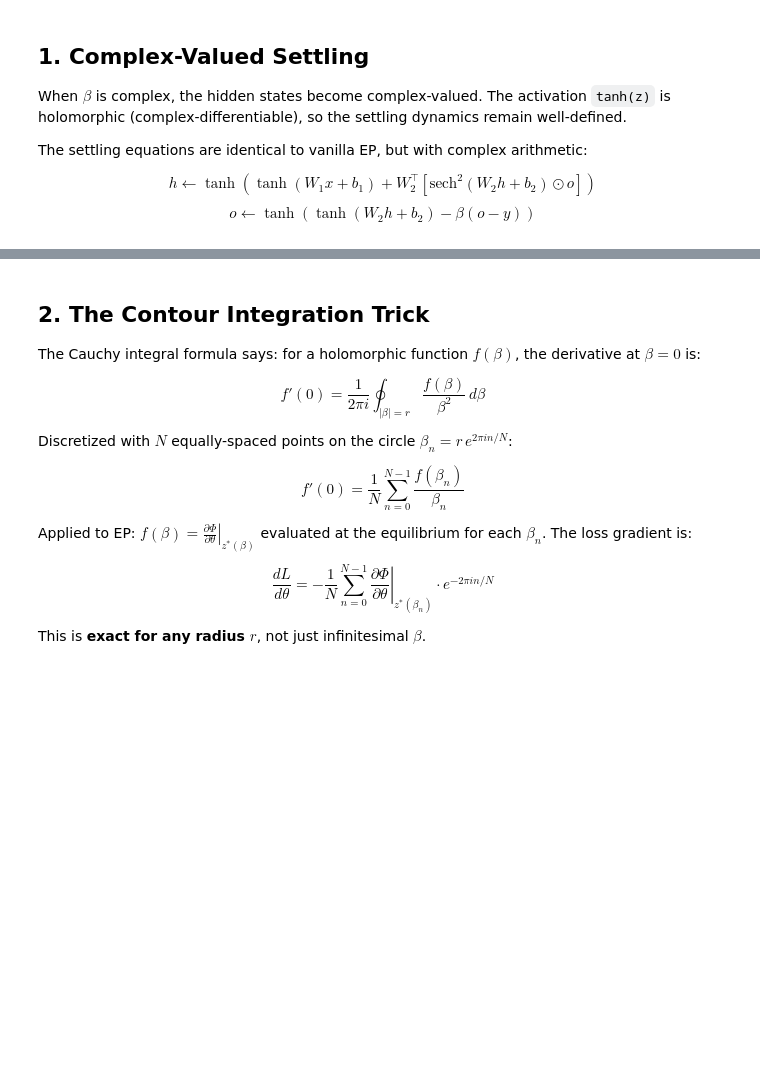
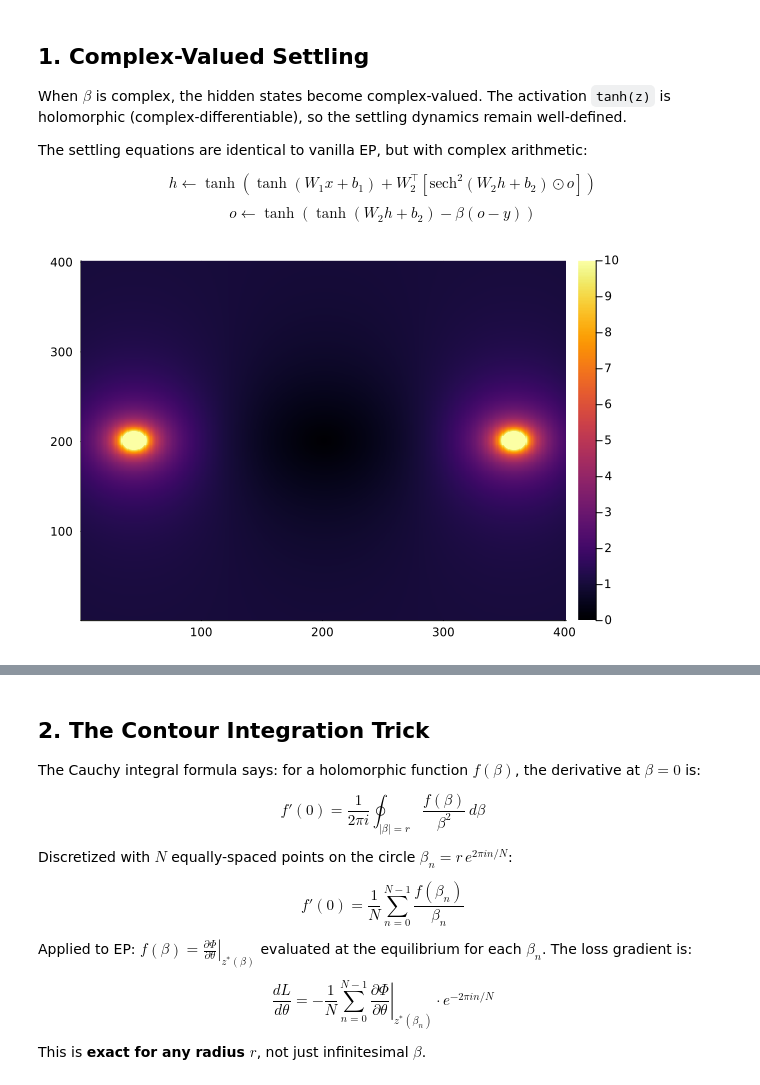
Before and after one commit to wilkieolin/PhasorNetworks.jl, a Jupyter notebook: demos/hep_demo.ipynb, the cells around one changed output, grey strips where cells are left out. Cells and saved outputs as stored; diff of their text form; code cells hidden in the pictures; blank space fills up the shorter version.

```diff
--- a/demos/hep_demo.ipynb
+++ b/demos/hep_demo.ipynb
@@ -48,3 +52,12 @@ The settling equations are identical to vanilla EP, but with complex arithmetic:
 
 $$h \leftarrow \tanh\!\left(\tanh(W_1 x + b_1) + W_2^\top \left[\text{sech}^2(W_2 h + b_2) \odot o\right]\right)$$
 $$o \leftarrow \tanh\!\left(\tanh(W_2 h + b_2) - \beta (o - y)\right)$$
+# %%
+rng = 2.0
+xs = -rng:0.01:rng
+ys = -rng:0.01:rng
+zs = [x + 1im * y for x in xs, y in ys];
+# %%
+heatmap(clamp.(abs.(tanh.(zs)), -10.0, 10.0))
+# %% [output]
+[figure, added]
```
Also changed, not shown: parts of 21 cells of this notebook, 1 other file.
